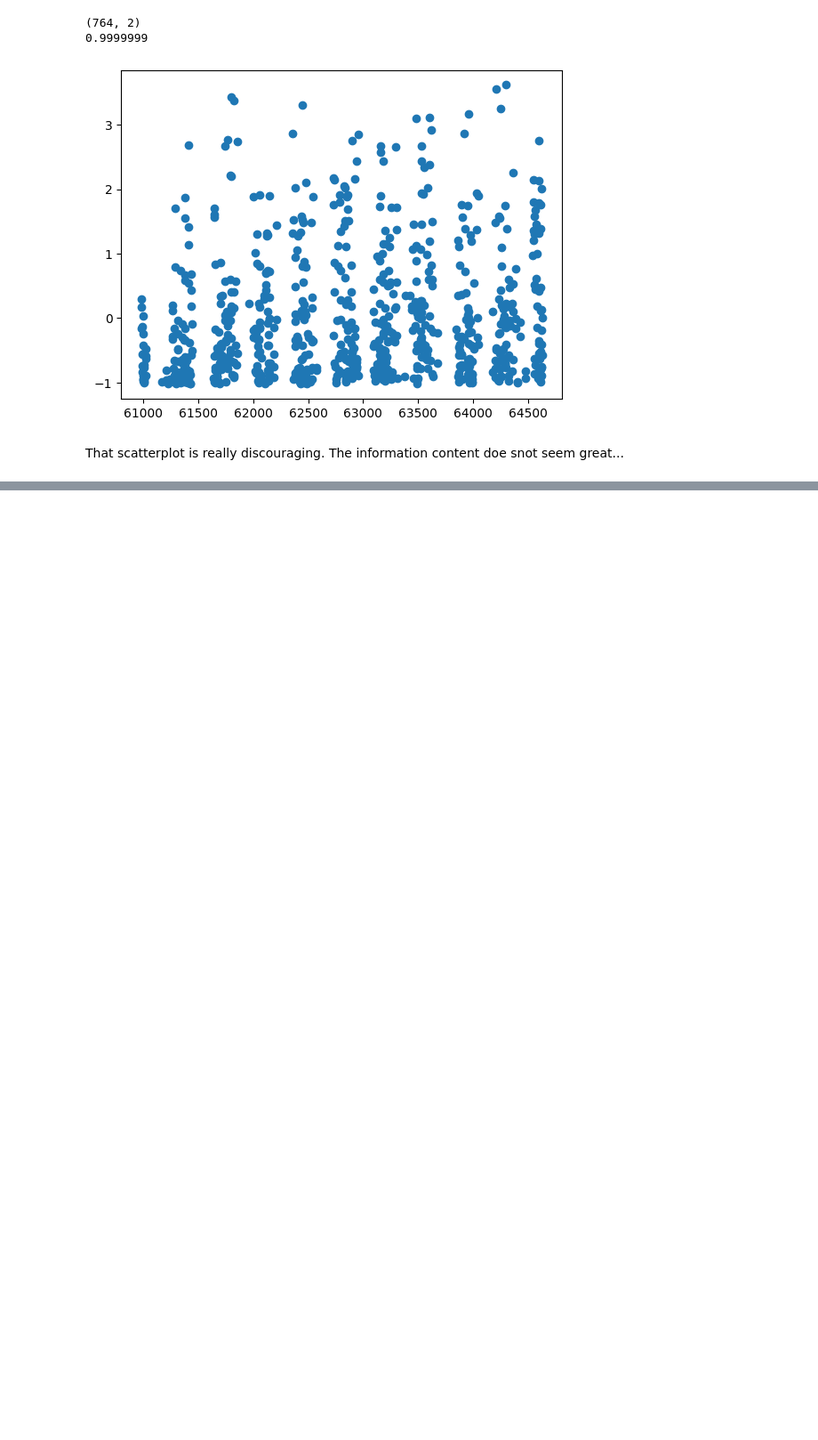
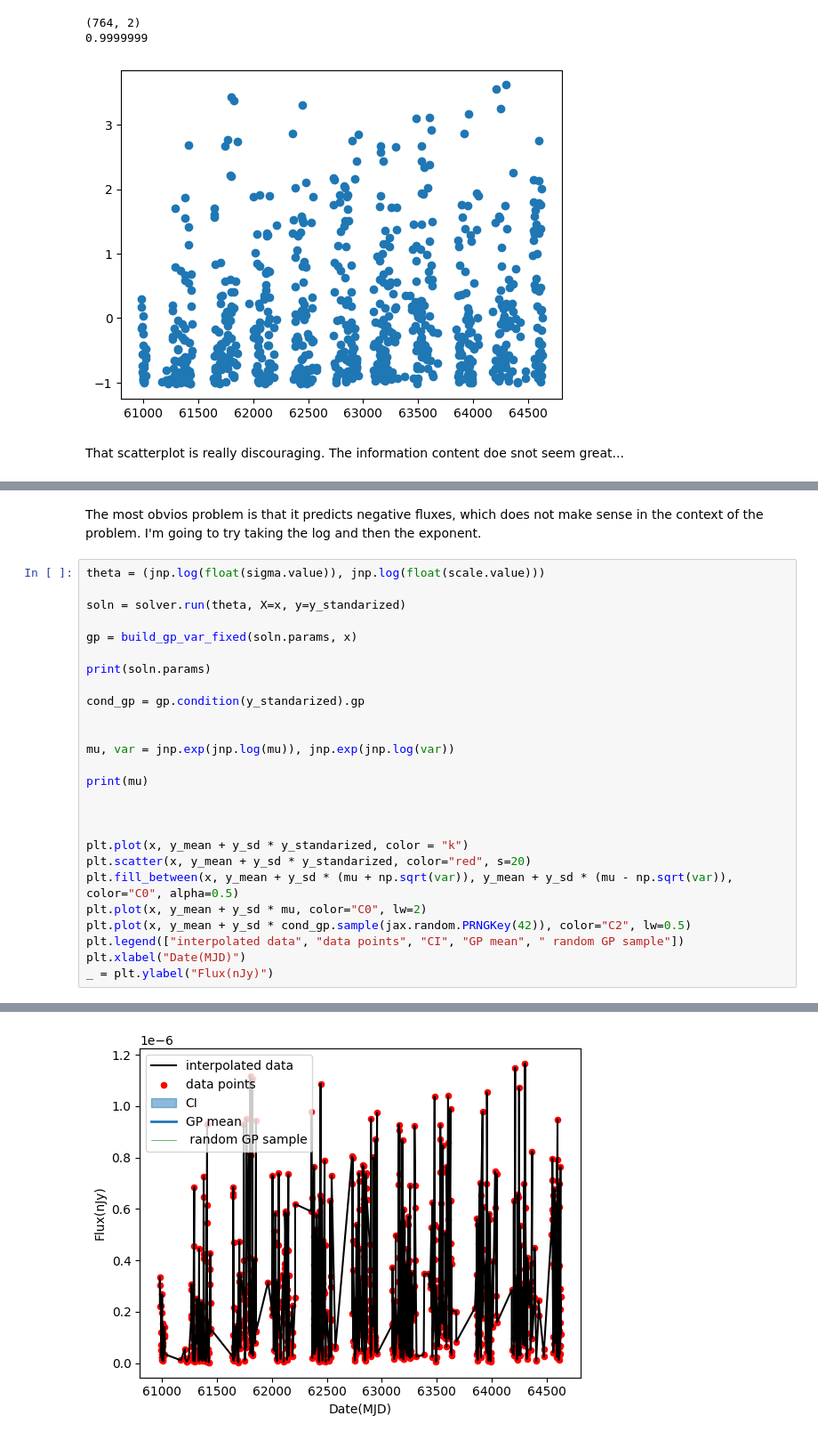
Before and after one commit to Zoe-Au/cosmographi, a Jupyter notebook: src/cosmographi/source/tiny_gp_experiments.ipynb, the cells around one changed output, grey strips where cells are left out. Shown at 89% size. Cells and saved outputs as stored; diff of their text form; blank space fills up the shorter version.

```diff
--- a/src/cosmographi/source/tiny_gp_experiments.ipynb
+++ b/src/cosmographi/source/tiny_gp_experiments.ipynb
@@ -332,0 +401,29 @@ _ = plt.ylabel("Flux(nJy)")
+# %% [markdown]
+The most obvios problem is that it predicts negative fluxes, which does not make sense in the context of the problem. I'm going to try taking the log and then the exponent.
+# %%
+theta = (jnp.log(float(sigma.value)), jnp.log(float(scale.value)))
+
+soln = solver.run(theta, X=x, y=y_standarized)
+
+gp = build_gp_var_fixed(soln.params, x)
+
+print(soln.params)
+
+cond_gp = gp.condition(y_standarized).gp
+
+
+mu, var = jnp.exp(jnp.log(mu)), jnp.exp(jnp.log(var))
+
+print(mu)
+
+
+
+plt.plot(x, y_mean + y_sd * y_standarized, color = "k")
+plt.scatter(x, y_mean + y_sd * y_standarized, color="red", s=20)
+plt.fill_between(x, y_mean + y_sd * (mu + np.sqrt(var)), y_mean + y_sd * (mu - np.sqrt(var)), color="C0", alpha=0.5)
+plt.plot(x, y_mean + y_sd * mu, color="C0", lw=2)
+plt.plot(x, y_mean + y_sd * cond_gp.sample(jax.random.PRNGKey(42)), color="C2", lw=0.5)
+plt.legend(["interpolated data", "data points", "CI", "GP mean", " random GP sample"])
+plt.xlabel("Date(MJD)")
+_ = plt.ylabel("Flux(nJy)")
+# %% [output]
@@ -332,0 +447 @@ _ = plt.ylabel("Flux(nJy)")
+[figure, added]
```
Also changed, not shown: parts of 8 cells of this notebook.
